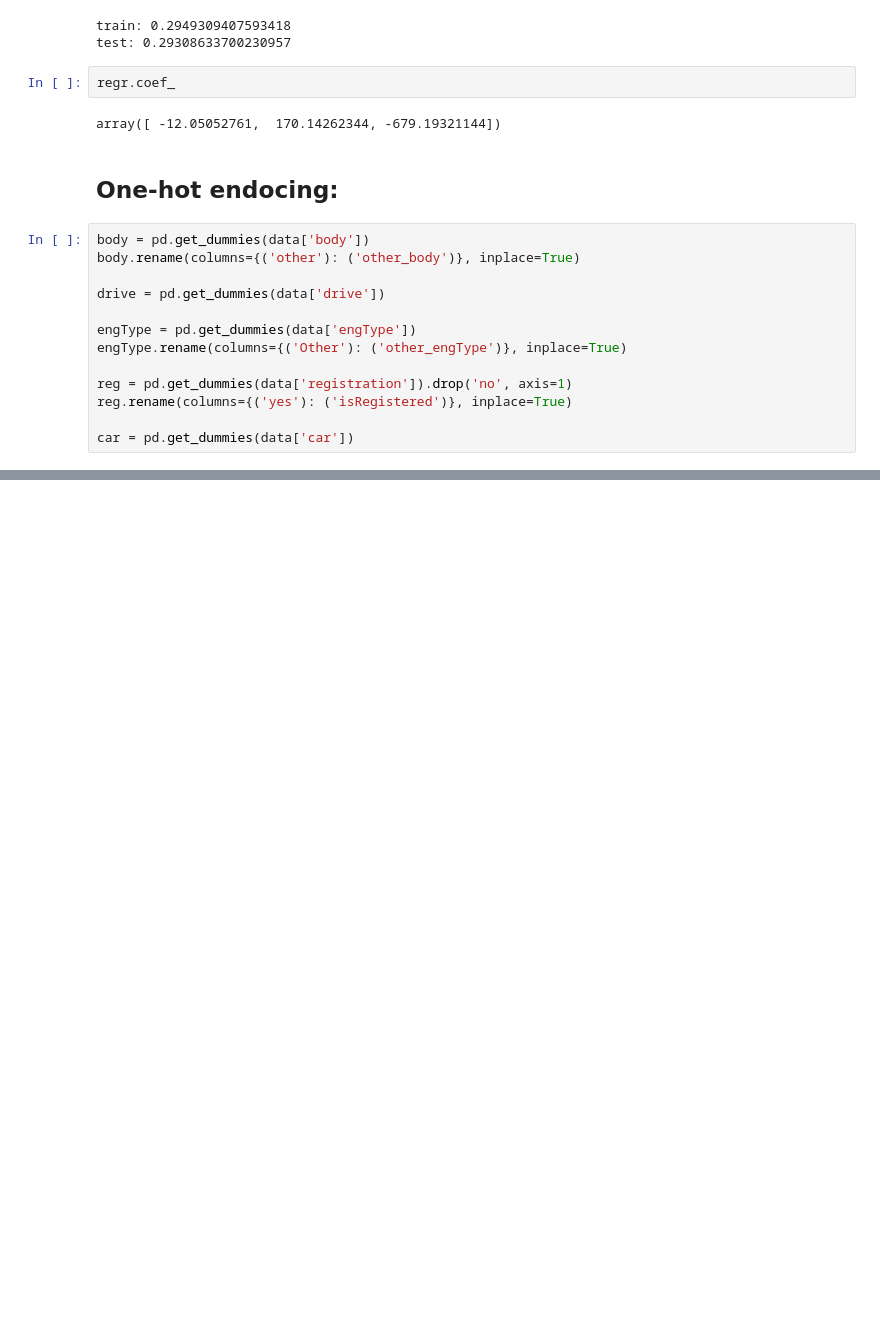
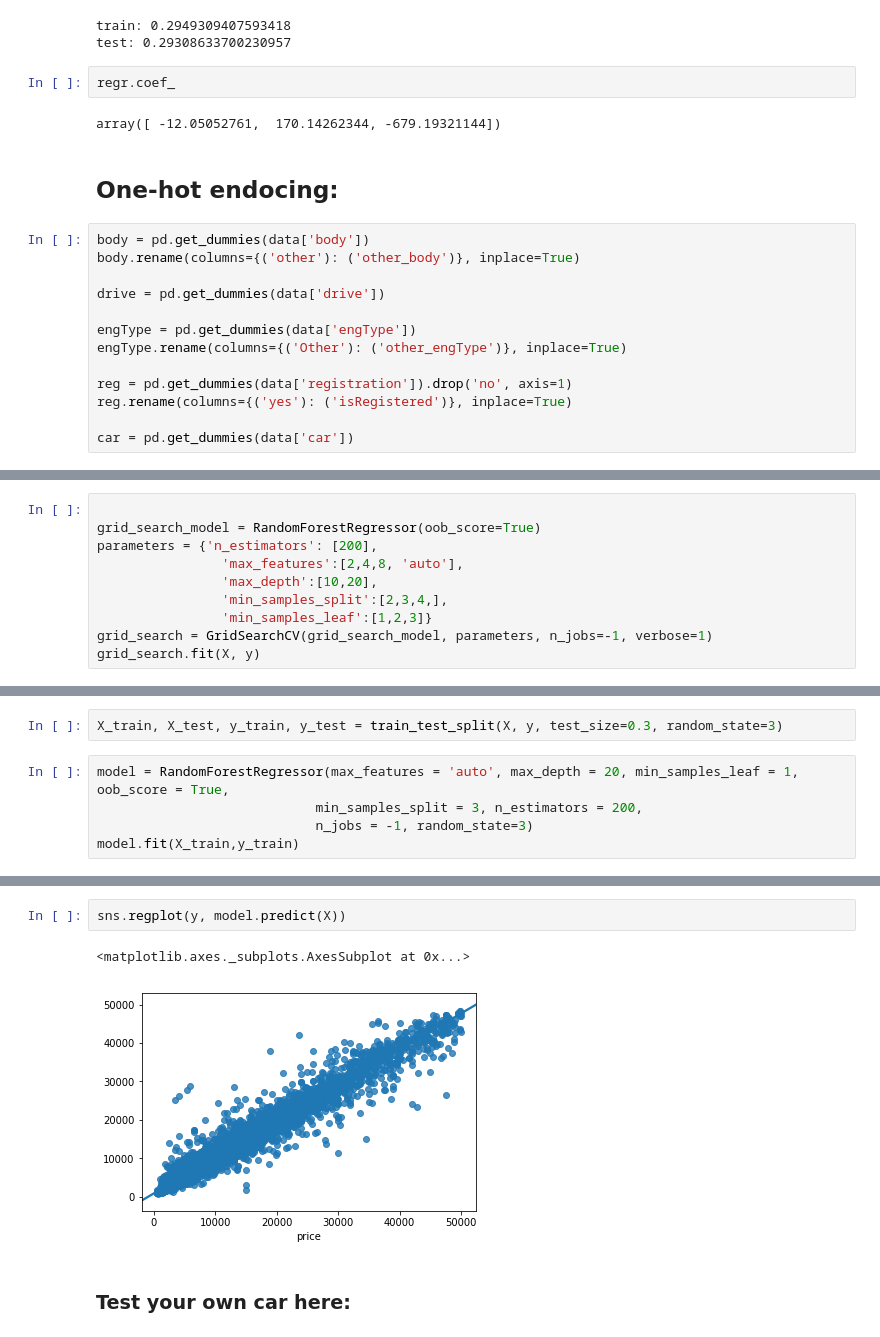
Before and after one commit to antoans/ML_with_Python_FMI, a Jupyter notebook: automobile_data_exploration/automobile_nb.ipynb, the cells around one changed output, grey strips where cells are left out. Saved outputs shown, nothing was run; the diff lists cells and outputs as text; blank space fills up the shorter version.

```diff
--- a/automobile_data_exploration/automobile_nb.ipynb
+++ b/automobile_data_exploration/automobile_nb.ipynb
@@ -269,0 +277,10 @@ sns.regplot(y, regr.predict(X))
+# %%
+
+grid_search_model = RandomForestRegressor(oob_score=True)
+parameters = {'n_estimators': [200],
+                'max_features':[2,4,8, 'auto'],
+                'max_depth':[10,20],
+                'min_samples_split':[2,3,4,],
+                'min_samples_leaf':[1,2,3]}
+grid_search = GridSearchCV(grid_search_model, parameters, n_jobs=-1, verbose=1)
+grid_search.fit(X, y)
@@ -269,0 +310,7 @@ sns.regplot(y, regr.predict(X))
+# %%
+X_train, X_test, y_train, y_test = train_test_split(X, y, test_size=0.3, random_state=3)
+# %%
+model = RandomForestRegressor(max_features = 'auto', max_depth = 20, min_samples_leaf = 1, oob_score = True,
+                            min_samples_split = 3, n_estimators = 200,
+                            n_jobs = -1, random_state=3)
+model.fit(X_train,y_train)
@@ -269,0 +332,7 @@ sns.regplot(y, regr.predict(X))
+# %%
+sns.regplot(y, model.predict(X))
+# %% [output]
+<matplotlib.axes._subplots.AxesSubplot at 0x...>
+[figure, added]
+# %% [markdown]
+### Test your own car here:
```
Also changed, not shown: parts of 16 cells of this notebook.
